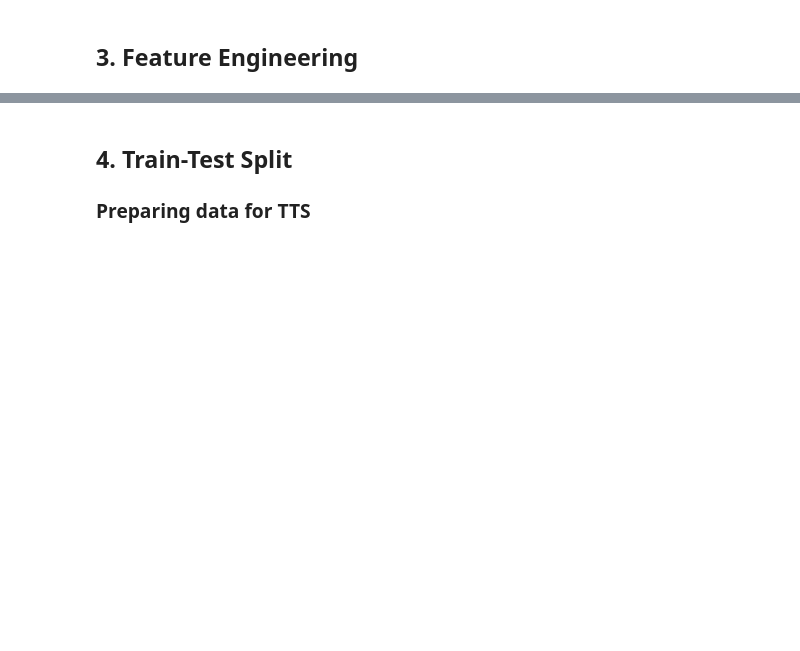
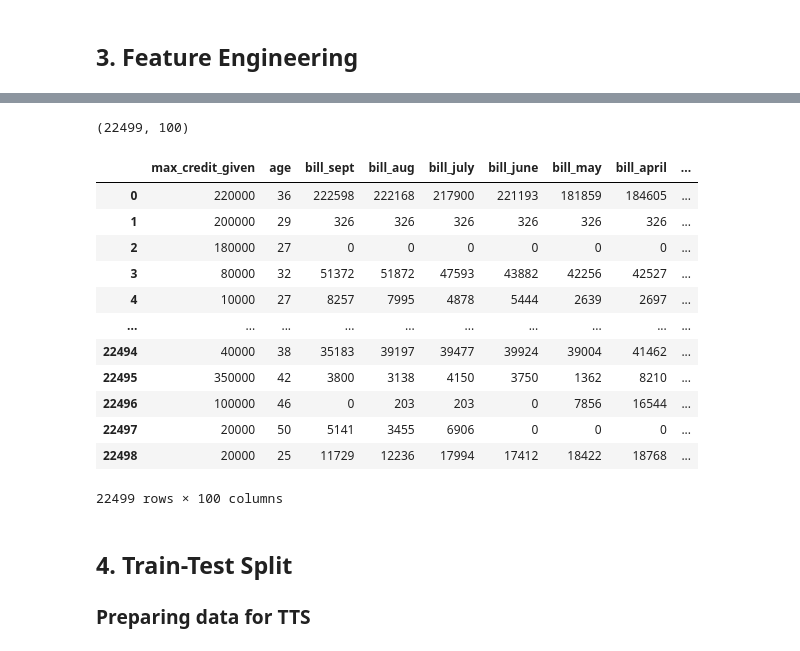
Before and after one commit to sankur7777/credit_card-default_prediction, a Jupyter notebook: revised_notebook.ipynb, the cells around one changed output, grey strips where cells are left out. Cells and saved outputs as stored; diff of their text form; code cells hidden in the pictures; blank space fills up the shorter version.

```diff
--- a/revised_notebook.ipynb
+++ b/revised_notebook.ipynb
@@ -288,0 +421,5 @@ df.default.sum() / len(df.default)
+# %%
+df.drop(columns=['pay_status_sept', 'pay_status_aug', 'pay_status_july', 'pay_status_june', 'pay_status_may', 'pay_status_april'],inplace=True)
+
+final_df = pd.concat([df, pay_status_dummies], axis=1)
+final_df.head()
@@ -289,3 +434,23 @@ df.default.sum() / len(df.default)
+# %%
+final_df.shape
+# %% [output]
+(22499, 100)
+# %%
+final_df.astype(dtype=int, copy=True, errors='ignore')
+# %% [output]
+|  | max_credit_given | age | bill_sept | bill_aug | bill_july | bill_june | bill_may | bill_april | ... |
+| 0 | 220000 | 36 | 222598 | 222168 | 217900 | 221193 | 181859 | 184605 | ... |
+| 1 | 200000 | 29 | 326 | 326 | 326 | 326 | 326 | 326 | ... |
+| 2 | 180000 | 27 | 0 | 0 | 0 | 0 | 0 | 0 | ... |
+| 3 | 80000 | 32 | 51372 | 51872 | 47593 | 43882 | 42256 | 42527 | ... |
+| 4 | 10000 | 27 | 8257 | 7995 | 4878 | 5444 | 2639 | 2697 | ... |
+| ... | ... | ... | ... | ... | ... | ... | ... | ... | ... |
+| 22494 | 40000 | 38 | 35183 | 39197 | 39477 | 39924 | 39004 | 41462 | ... |
+| 22495 | 350000 | 42 | 3800 | 3138 | 4150 | 3750 | 1362 | 8210 | ... |
+| 22496 | 100000 | 46 | 0 | 203 | 203 | 0 | 7856 | 16544 | ... |
+| 22497 | 20000 | 50 | 5141 | 3455 | 6906 | 0 | 0 | 0 | ... |
+| 22498 | 20000 | 25 | 11729 | 12236 | 17994 | 17412 | 18422 | 18768 | ... |
+22499 rows × 100 columns
 # %% [markdown]
 ## 4. Train-Test Split
 ### Preparing data for TTS
```
Also changed, not shown: parts of 20 cells of this notebook, 1 other file.
